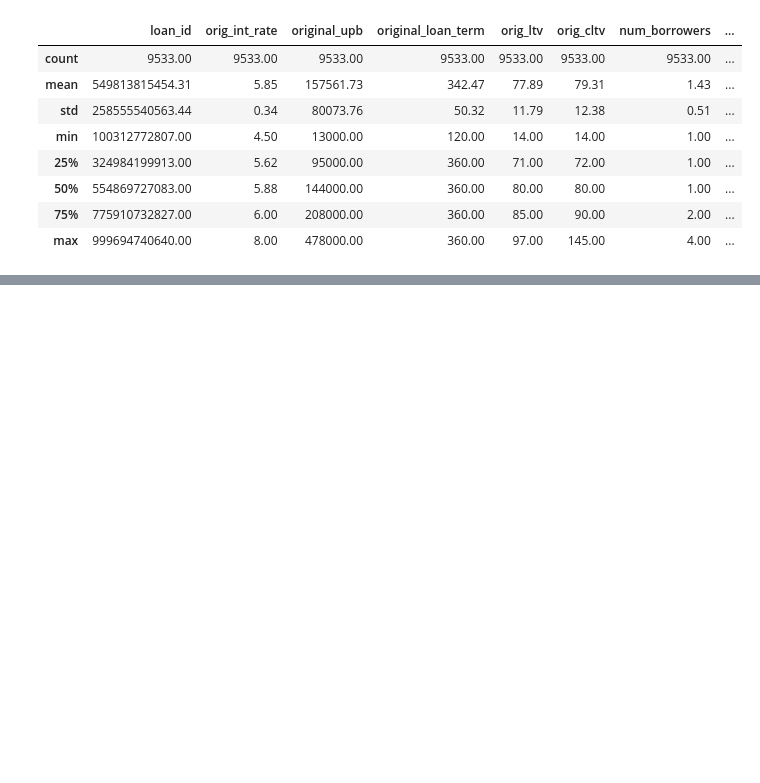
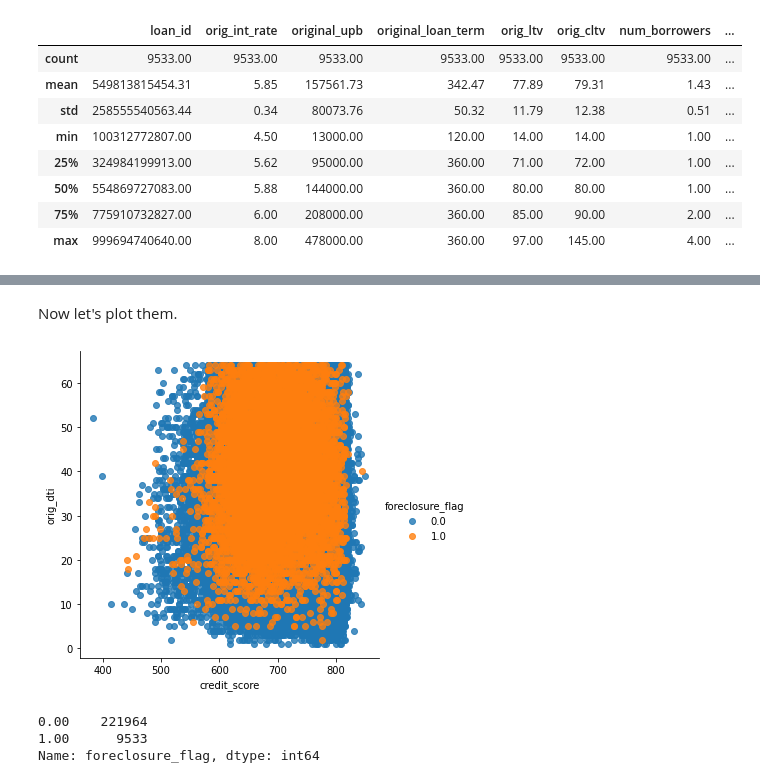
Before and after one commit to jcabiles/AnalysisPractice, a Jupyter notebook: foreclosed_loans_analysis/Analysis of Foreclosed Loans.ipynb, the cells around one changed output, grey strips where cells are left out. Drawn from its saved outputs; the diff is of its cells as text; code cells hidden in the pictures; blank space fills up the shorter version.

Commit message:
Add plot DTI vs credit score

```diff
--- a/foreclosed_loans_analysis/Analysis of Foreclosed Loans.ipynb
+++ b/foreclosed_loans_analysis/Analysis of Foreclosed Loans.ipynb
@@ -124,3 +128,23 @@ all_loans[all_loans.foreclosure_date.isnull()].describe()
 | 50% | 548542639218.50 | 5.75 | 150000.00 | 360.00 | 73.00 | 74.00 | 2.00 | ... |
 | 75% | 773992835015.50 | 5.88 | 220000.00 | 360.00 | 80.00 | 80.00 | 2.00 | ... |
 | max | 999996197450.00 | 9.00 | 692000.00 | 360.00 | 97.00 | 193.00 | 5.00 | ... |
+# %% [markdown]
+Now let's plot them.
+# %%
+import matplotlib.pyplot as plt
+import seaborn as sns
+
+credit_plot = sns.lmplot("credit_score",
+                         "orig_dti",
+                         hue="foreclosure_flag",
+                         data=all_loans,
+                         fit_reg=False)
+plt.show()
+# %% [output]
+[figure, added]
+# %%
+all_loans.foreclosure_flag.value_counts()
+# %% [output]
+0.00    221964
+1.00      9533
+Name: foreclosure_flag, dtype: int64
```
Also changed, not shown: parts of 4 cells of this notebook.
